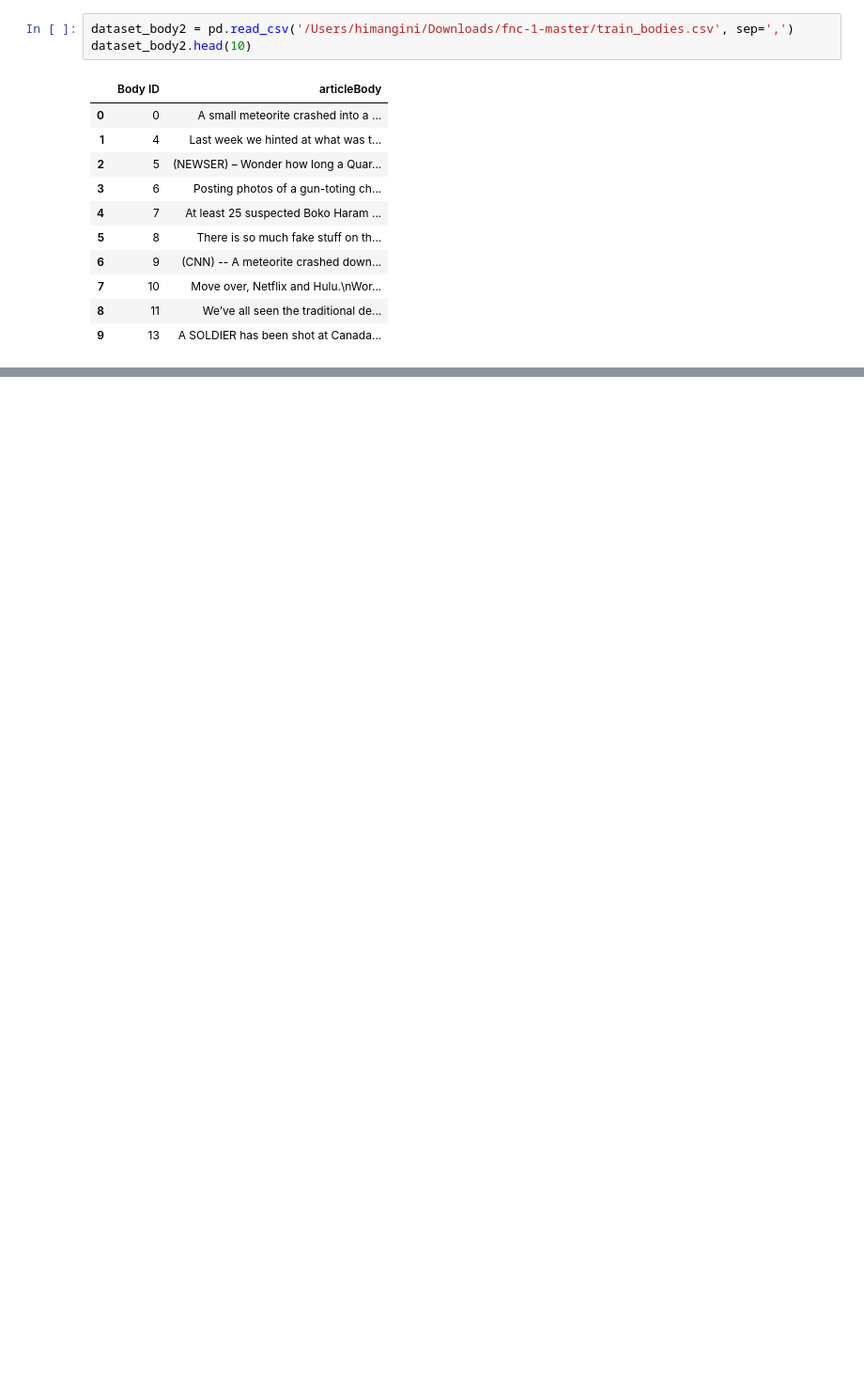
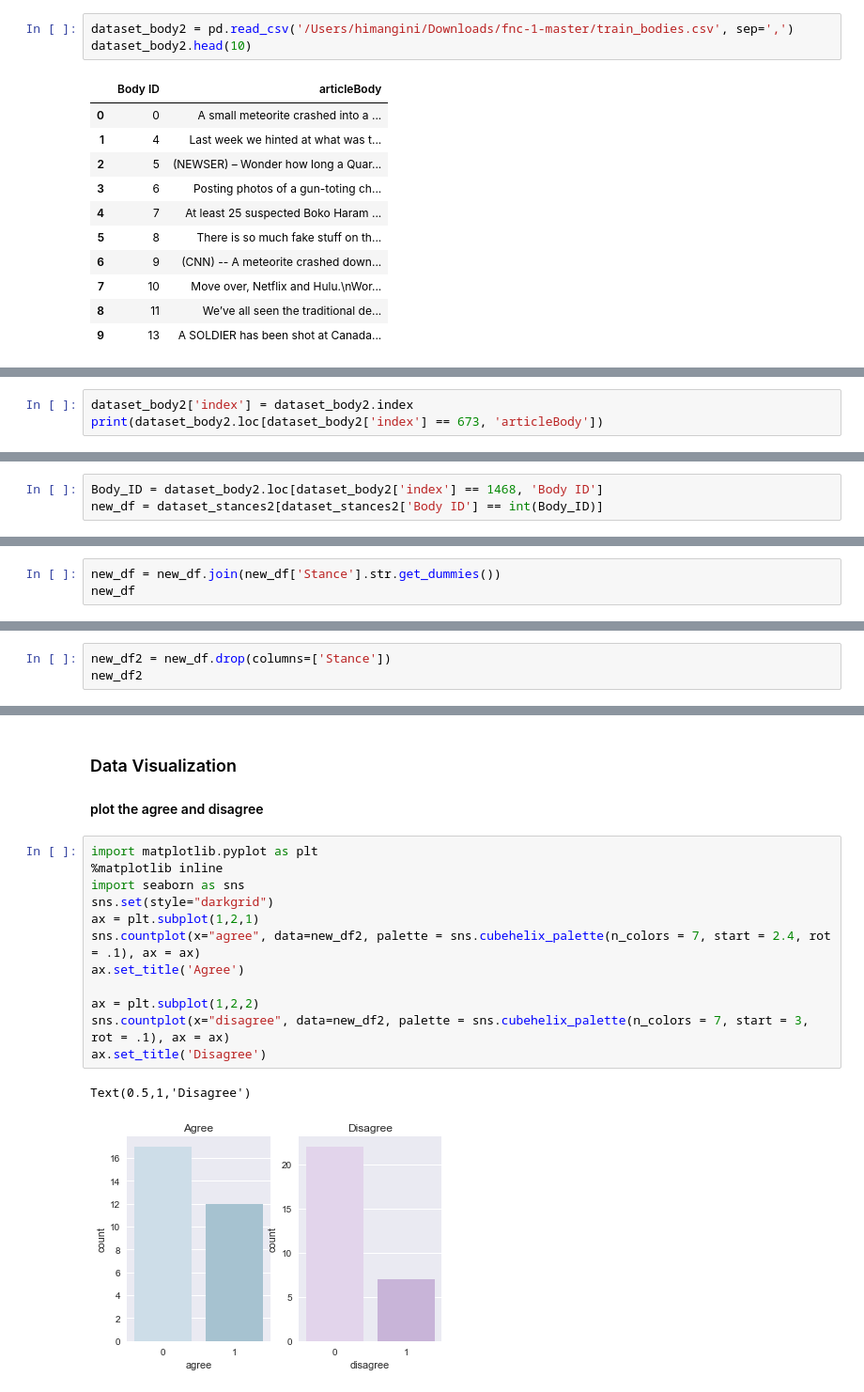
Before and after one commit to cpati/team-hvac, a Jupyter notebook: distillation/Spam_detection_and_Stance_detection.ipynb, the cells around one changed output, grey strips where cells are left out. Shown at 94% size. Drawn from its saved outputs; the diff is of its cells as text; blank space fills up the shorter version.

```diff
--- a/distillation/Spam_detection_and_Stance_detection.ipynb
+++ b/distillation/Spam_detection_and_Stance_detection.ipynb
@@ -651,0 +678,3 @@ ValueError: Iterable over raw text documents expected, string object received.
+# %%
+dataset_body2['index'] = dataset_body2.index
+print(dataset_body2.loc[dataset_body2['index'] == 673, 'articleBody'])
@@ -651,0 +787,3 @@ ValueError: Iterable over raw text documents expected, string object received.
+# %%
+Body_ID = dataset_body2.loc[dataset_body2['index'] == 1468, 'Body ID']
+new_df = dataset_stances2[dataset_stances2['Body ID'] == int(Body_ID)]
@@ -651,0 +812,3 @@ ValueError: Iterable over raw text documents expected, string object received.
+# %%
+new_df = new_df.join(new_df['Stance'].str.get_dummies())
+new_df
@@ -651,0 +833,3 @@ ValueError: Iterable over raw text documents expected, string object received.
+# %%
+new_df2 = new_df.drop(columns=['Stance'])
+new_df2
@@ -651,0 +854,18 @@ ValueError: Iterable over raw text documents expected, string object received.
+# %% [markdown]
+### Data Visualization
+#### plot the agree and disagree
+# %%
+import matplotlib.pyplot as plt
+%matplotlib inline
+import seaborn as sns
+sns.set(style="darkgrid")
+ax = plt.subplot(1,2,1)
+sns.countplot(x="agree", data=new_df2, palette = sns.cubehelix_palette(n_colors = 7, start = 2.4, rot = .1), ax = ax)
+ax.set_title('Agree')
+
+ax = plt.subplot(1,2,2)
+sns.countplot(x="disagree", data=new_df2, palette = sns.cubehelix_palette(n_colors = 7, start = 3, rot = .1), ax = ax)
+ax.set_title('Disagree')
+# %% [output]
+Text(0.5,1,'Disagree')
+[figure, added]
```
Also changed, not shown: parts of 39 cells of this notebook.
